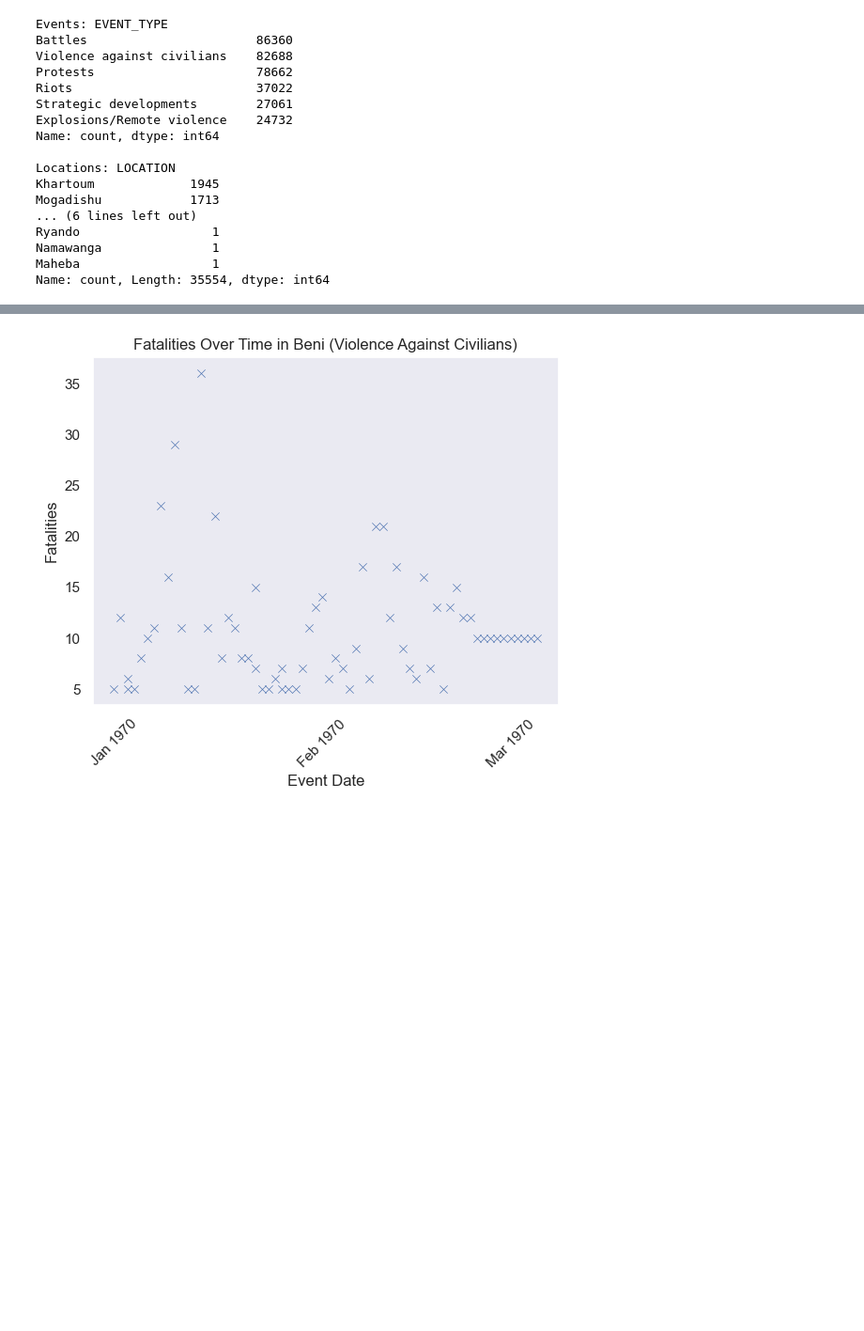
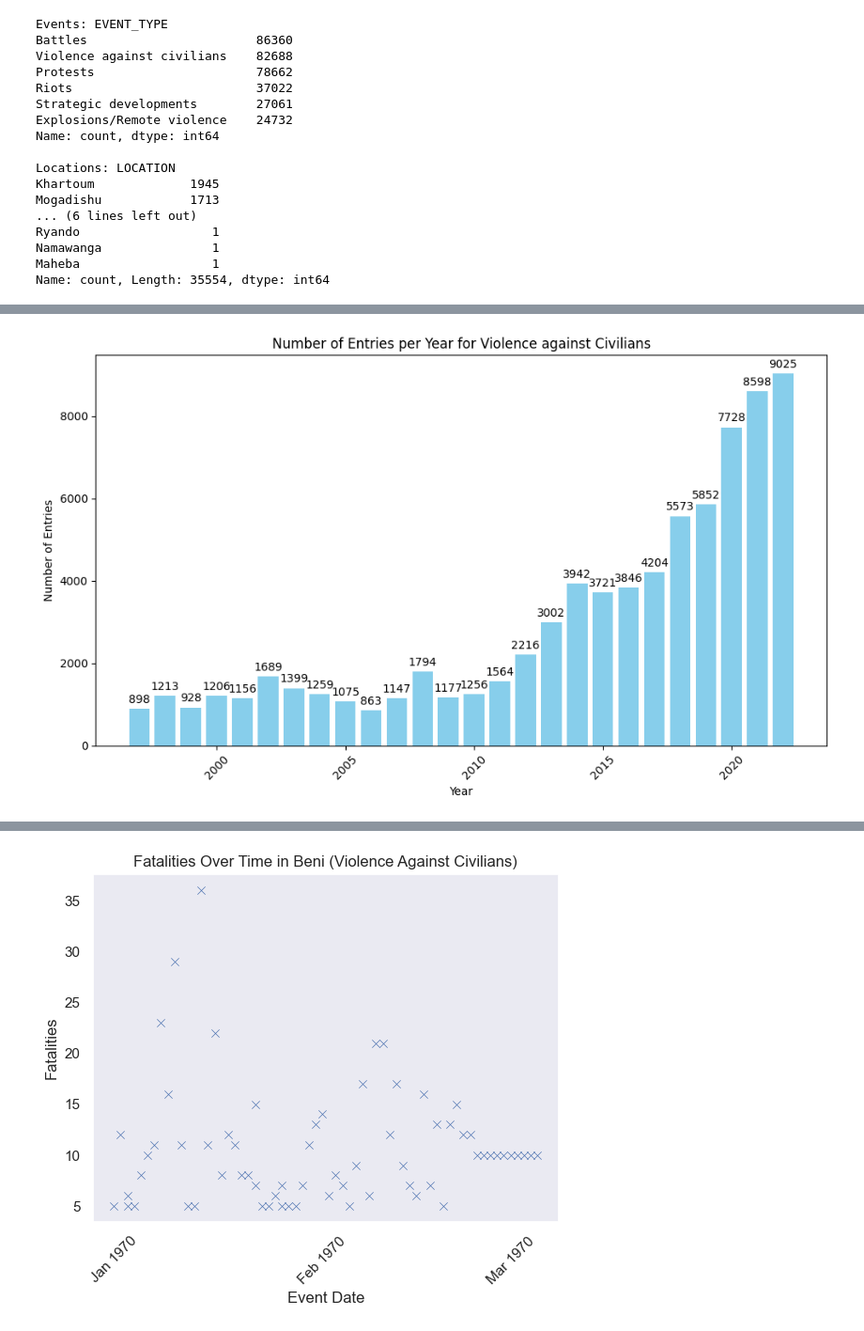
Before and after one commit to kaylanhua/conflicts, a Jupyter notebook: time_series/data_explorer.ipynb, the cells around one changed output, grey strips where cells are left out. Shown at 94% size. Drawn from its saved outputs; the diff is of its cells as text; code cells hidden in the pictures; blank space fills up the shorter version.

```diff
--- a/time_series/data_explorer.ipynb
+++ b/time_series/data_explorer.ipynb
@@ -102,0 +107,5 @@ Name: count, Length: 4488, dtype: int64
+# %%
+cdf_filtered['YEAR'] = pd.to_datetime(cdf_filtered['EVENT_DATE']).dt.year
+yearly_counts = cdf_filtered.groupby('YEAR').size().reset_index(name='COUNT')
+yearly_counts = yearly_counts[yearly_counts['YEAR'] != 2023]
+print(yearly_counts)
@@ -102,0 +130,27 @@ Name: count, Length: 4488, dtype: int64
+# %%
+import matplotlib.pyplot as plt
+
+# Extract year and count data
+years = yearly_counts['YEAR']
+counts = yearly_counts['COUNT']
+
+# Create a bar plot
+plt.figure(figsize=(10, 6))
+bars = plt.bar(years, counts, color='skyblue')
+plt.xlabel('Year')
+plt.ylabel('Number of Entries')
+plt.title('Number of Entries per Year for Violence against Civilians')
+plt.xticks(rotation=45)  # Rotate x-axis labels for better readability
+
+for bar in bars:
+    height = bar.get_height()
+    plt.annotate(f'{height}',
+                 xy=(bar.get_x() + bar.get_width() / 2, height),
+                 xytext=(0, 3),  # 3 points vertical offset
+                 textcoords='offset points',
+                 ha='center', va='bottom')
+
+plt.tight_layout()
+plt.show()
+# %% [output]
+[figure, added]
```
Also changed, not shown: parts of 4 cells of this notebook.
